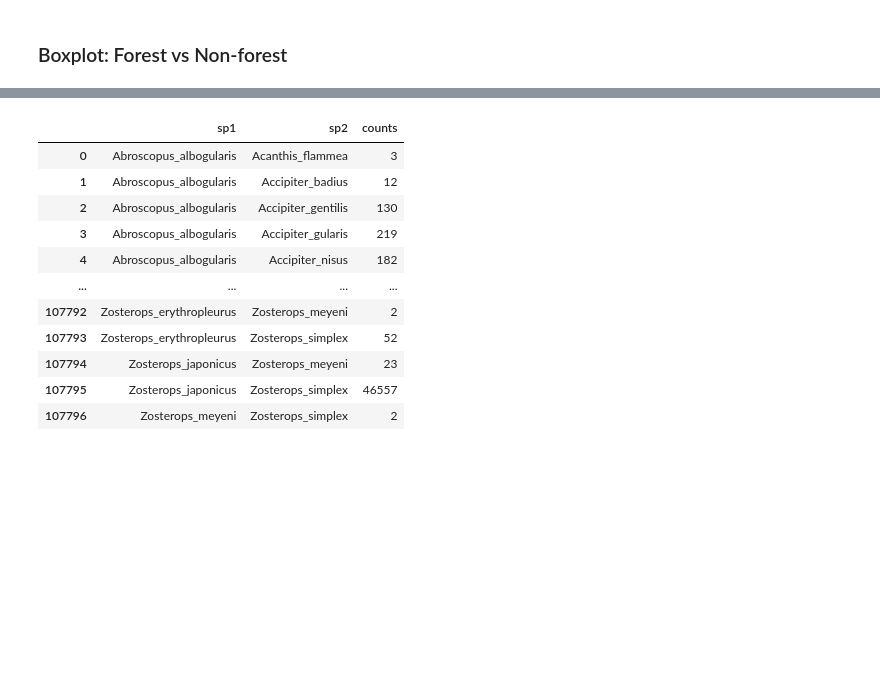
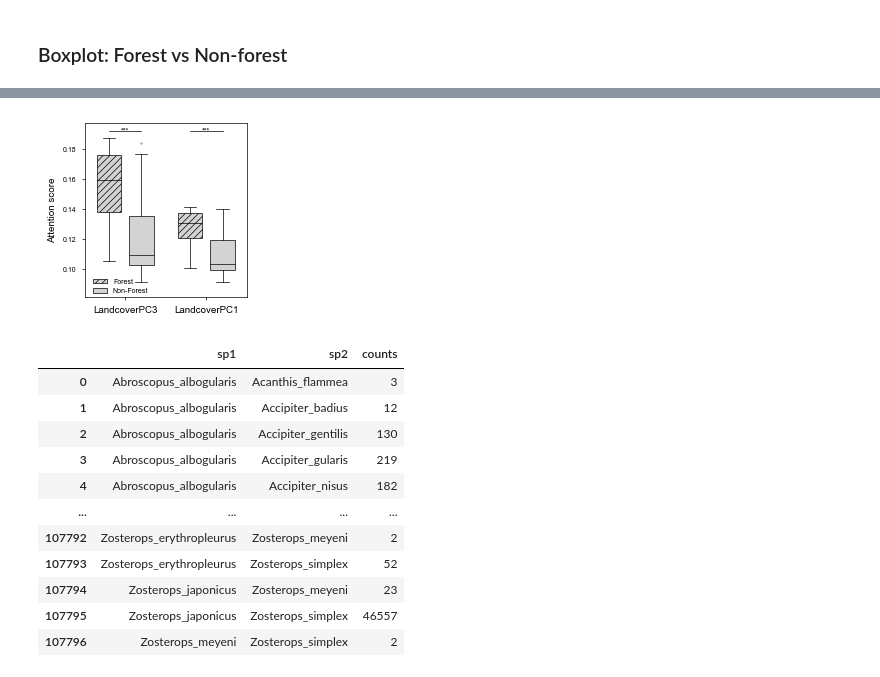
Before and after one commit to KLKua/DeepSDM, a Jupyter notebook: Fig3_attention.ipynb, the cells around one changed output, grey strips where cells are left out. Cells and saved outputs as stored; diff of their text form; code cells hidden in the pictures; blank space fills up the shorter version.

```diff
--- a/Fig3_attention.ipynb
+++ b/Fig3_attention.ipynb
@@ -1160,0 +1051,90 @@ plt.show()
+# %%
+# Extract attention scores for forest and non-forest species for two predictors
+forest_pc3 = df_attention_order['LandcoverPC3'][np.array(habitat) == 'Habitat_Forest'].dropna()
+nonforest_pc3 = df_attention_order['LandcoverPC3'][np.array(habitat) != 'Habitat_Forest'].dropna()
+
+forest_pc1 = df_attention_order['LandcoverPC1'][np.array(habitat) == 'Habitat_Forest'].dropna()
+nonforest_pc1 = df_attention_order['LandcoverPC1'][np.array(habitat) != 'Habitat_Forest'].dropna()
+
+# Run t-tests and get significance stars
+t_pc3, p_pc3 = ttest_ind(forest_pc3, nonforest_pc3)
+t_pc1, p_pc1 = ttest_ind(forest_pc1, nonforest_pc1)
+stars_pc3 = get_significance_stars(p_pc3)
+stars_pc1 = get_significance_stars(p_pc1)
+
+print('LandcoverPC3:', t_pc3, p_pc3)
+print('LandcoverPC1:', t_pc1, p_pc1)
+
+# Prepare data lists
+data_forest = [forest_pc3, forest_pc1]
+data_nonforest = [nonforest_pc3, nonforest_pc1]
+x_ticks_labels = ['LandcoverPC3', 'LandcoverPC1']
+
+# Define paired positions for forest and non-forest (offset to left/right)
+positions_base = np.array([0, 2])
+positions_forest = positions_base - 0.4
+positions_nonforest = positions_base + 0.4
+
+# Create figure
+fig, ax = plt.subplots(figsize=mm2inch(55, 55),
+                       gridspec_kw={'left': 0.20, 'right': 0.95, 'bottom': 0.15, 'top': 0.95})
+
+# Boxplot color setup
+def set_box_color(bp, hatch=None):
+    for patch in bp['boxes']:
+        patch.set_edgecolor('black')
+        patch.set_facecolor('lightgrey')
+        if hatch:
+            patch.set_hatch(hatch)
+    for key in ['whiskers', 'caps', 'medians']:
+        for item in bp[key]:
+            item.set_color('black')
+
+# Draw forest and non-forest boxplots
+bp_forest = ax.boxplot(data_forest, positions=positions_forest, sym='.', widths=0.6, patch_artist=True)
+bp_nonforest = ax.boxplot(data_nonforest, positions=positions_nonforest, sym='.', widths=0.6, patch_artist=True)
+
+set_box_color(bp_forest, hatch='/////')
+set_box_color(bp_nonforest)
+
+# Axis labels and ticks
+ax.set_xticks(positions_base)
+ax.set_xticklabels(x_ticks_labels, fontsize = 7)
+ax.set_ylabel('Attention score')
+
+# Set y-axis range based on all values
+all_vals = np.concatenate([forest_pc3, nonforest_pc3, forest_pc1, nonforest_pc1])
+ymin = np.min(all_vals) - 0.1 * (np.max(all_vals) - np.min(all_vals))
+ymax = np.max(all_vals) + 0.1 * (np.max(all_vals) - np.min(all_vals))
+ax.set_ylim(ymin, ymax)
+ax.set_xlim(-1, 3)
+ax.grid(False)
+
+# Add significance stars above each pair of boxes
+pairs_info = [
+    (positions_forest[0], positions_nonforest[0], stars_pc3,
+     max(np.max(forest_pc3), np.max(nonforest_pc3), np.max(forest_pc1), np.max(nonforest_pc1))),
+    (positions_forest[1], positions_nonforest[1], stars_pc1,
+     max(np.max(forest_pc3), np.max(nonforest_pc3), np.max(forest_pc1), np.max(nonforest_pc1))),
+]
+
+for pf, pn, star, y_pair_max in pairs_info:
+    x_center = (pf + pn) / 2
+    y_text = y_pair_max + 0.03 * (ymax - ymin)
+    ax.text(x_center, y_text, star, ha='center', va='bottom', color='black')
+    y_line = y_text + 0.001    # draw a thin horizontal line under the star
+    ax.plot([pf, pn], [y_line, y_line], color='black', linewidth=0.5)
+
+# Add legend (Forest = hatched; Non-Forest = plain)
+from matplotlib.patches import Patch
+legend_handles = [
+    Patch(facecolor='lightgrey', edgecolor='black', hatch='/////', label='Forest', linewidth=0.5),
+    Patch(facecolor='lightgrey', edgecolor='black', label='Non-Forest', linewidth=0.5)
+]
+ax.legend(handles=legend_handles, loc=(0.038,0))
+
+# Save figure
+plot_output = os.path.join(PU.plot_path_attention, 'forest_nonforest_landcoverPC1_PC3_combined.pdf')
+plt.savefig(plot_output, dpi=500, transparent=True)
+plt.show()
+# %% [output]
@@ -1161,3 +1143,4 @@ plt.show()
+[figure, added]
 # %%
 PU.coocc_counts[PU.coocc_counts.counts != 0]
 # %% [output]
```
Also changed, not shown: parts of 8 cells of this notebook.
